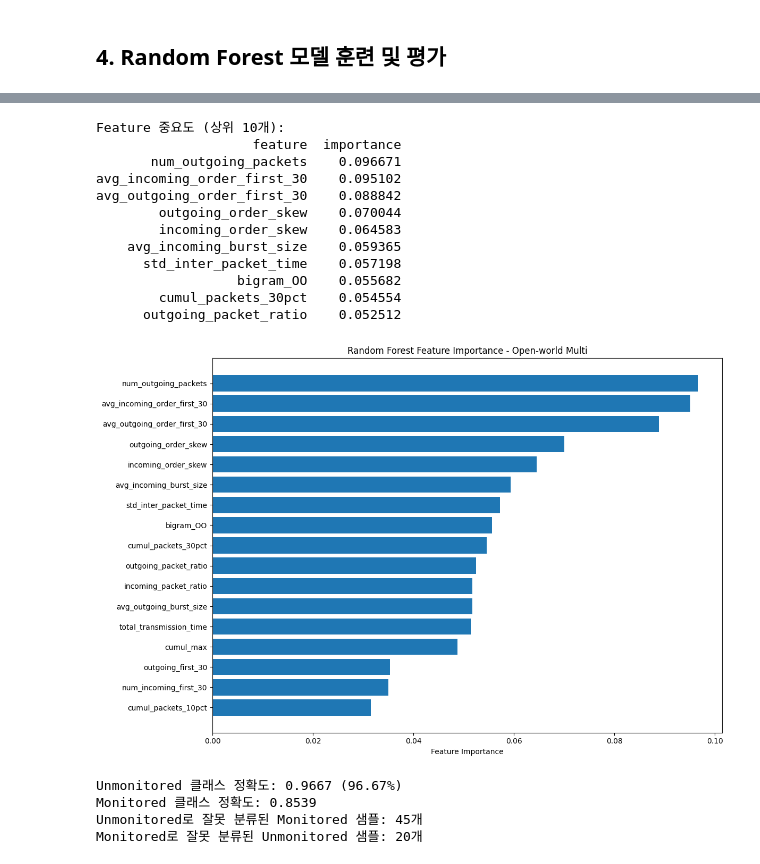
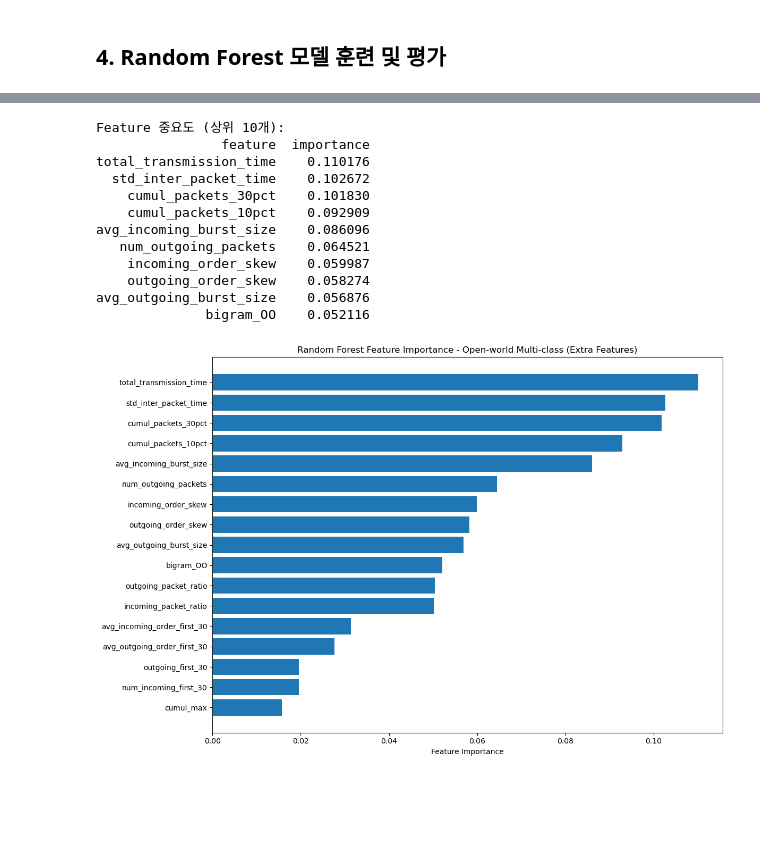
Before and after one commit to 7immin/ML-Horizon, a Jupyter notebook: open/multi/RF.ipynb, the cells around one changed output, grey strips where cells are left out. Cells and saved outputs as stored; diff of their text form; code cells hidden in the pictures; blank space fills up the shorter version.

```diff
--- a/open/multi/RF.ipynb
+++ b/open/multi/RF.ipynb
@@ -103,30 +81,27 @@ Feature 목록:
 # %% [markdown]
 ## 3. 데이터 준비 (Multi-class Classification)
 # %%
-# Open-world multi: 95개 monitored 사이트 + 1개 unmonitored 클래스 (총 96개 클래스)
+# Open-world multi: monitored 사이트별 분류 + unmonitored 하나의 클래스로
 # Combine mon_features and unmon_features
 features_df = pd.concat([mon_features, unmon_features], ignore_index=True)
 
+# Labels: monitored (0-94)은 그대로 유지, unmonitored (-1)은 하나의 클래스로
+# Unmonitored를 95번 클래스로 변경 (0-94는 monitored 사이트)
+features_df.loc[features_df['label'] == -1, 'label'] = 95
+
+y = features_df['label'].values
 X = features_df[selected_features]
-y = features_df['website_label']
-
-# Unmonitored 클래스는 -1로 유지 (필요시 95로 변환 가능)
-# y = y.replace({-1: 95})  # K-NN처럼 95로 변환하려면 주석 해제
 
 print(f"전체 샘플 수: {X.shape[0]}")
 print(f"Feature 수: {X.shape[1]}")
-print(f"총 클래스 수: {len(np.unique(y))}")
-monitored_classes = y[y >= 0].unique()
-print(f"Monitored 클래스: {min(monitored_classes)}-{max(monitored_classes)} ({len(monitored_classes)}개)")
-print(f"Unmonitored 클래스: -1 ({sum(y == -1)}개 샘플)")
-print(f"Monitored 샘플: {sum(y >= 0)}")
-print(f"Unmonitored 샘플: {sum(y == -1)}")
+print(f"총 클래스 수: {len(np.unique(y))} (Monitored: 95개 사이트 + Unmonitored: 1개 클래스)")
+print(f"클래스 범위: {min(y)} ~ {max(y)}")
 
 # 클래스별 샘플 수 확인
 class_counts = pd.Series(y).value_counts().sort_index()
-print(f"\n클래스별 샘플 수 (처음 10개):")
+print(f"\nMonitored 사이트 샘플 수 (처음 10개):")
 print(class_counts.head(10))
-print(f"Unmonitored 클래스 (-1): {class_counts[-1]} 샘플")
+print(f"\nUnmonitored 클래스 (클래스 95) 샘플 수: {class_counts[95]}")
 
 # 데이터 분할 (80% 훈련, 20% 테스트)
 X_train, X_test, y_train, y_test = train_test_split(
@@ -135,5 +110,4 @@ X_train, X_test, y_train, y_test = train_test_split(
 
 print(f"\n훈련 데이터: {X_train.shape[0]} 샘플")
 print(f"테스트 데이터: {X_test.shape[0]} 샘플")
-print(f"테스트 데이터의 Unmonitored 샘플: {sum(y_test == -1)}개")
 # %% [output]
@@ -219,54 +193,33 @@ F1-Score (Weighted): 0.8680
 # %%
 # Feature 중요도 분석
 feature_importance = pd.DataFrame({
     'feature': selected_features,
     'importance': rf_clf.feature_importances_
 }).sort_values('importance', ascending=False)
 
 print("\nFeature 중요도 (상위 10개):")
 print(feature_importance.head(10).to_string(index=False))
 
 # Feature 중요도 시각화
 plt.figure(figsize=(12, 8))
 plt.barh(range(len(feature_importance)), feature_importance['importance'])
 plt.yticks(range(len(feature_importance)), feature_importance['feature'])
 plt.xlabel('Feature Importance')
-plt.title('Random Forest Feature Importance - Open-world Multi')
+plt.title('Random Forest Feature Importance - Open-world Multi-class (Extra Features)')
 plt.gca().invert_yaxis()
 plt.tight_layout()
 plt.show()
-
-# Unmonitored 클래스 성능 분석
-unmon_mask = (y_test == -1)
-unmon_accuracy = accuracy_score(y_test[unmon_mask], y_pred[unmon_mask])
-print(f"\nUnmonitored 클래스 정확도: {unmon_accuracy:.4f} ({unmon_accuracy*100:.2f}%)")
-
-# Monitored vs Unmonitored 혼동 분석
-monitored_mask = (y_test != -1)
-print(f"Monitored 클래스 정확도: {accuracy_score(y_test[monitored_mask], y_pred[monitored_mask]):.4f}")
-
-# Unmonitored로 잘못 분류된 Monitored 샘플 수
-misclassified_as_unmon = sum((y_test != -1) & (y_pred == -1))
-print(f"Unmonitored로 잘못 분류된 Monitored 샘플: {misclassified_as_unmon}개")
-
-# Monitored로 잘못 분류된 Unmonitored 샘플 수
-misclassified_as_mon = sum((y_test == -1) & (y_pred != -1))
-print(f"Monitored로 잘못 분류된 Unmonitored 샘플: {misclassified_as_mon}개")
 # %% [output]
 Feature 중요도 (상위 10개):
-                    feature  importance
-       num_outgoing_packets    0.096671
-avg_incoming_order_first_30    0.095102
-avg_outgoing_order_first_30    0.088842
-        outgoing_order_skew    0.070044
-        incoming_order_skew    0.064583
-    avg_incoming_burst_size    0.059365
-      std_inter_packet_time    0.057198
-                  bigram_OO    0.055682
-        cumul_packets_30pct    0.054554
-      outgoing_packet_ratio    0.052512
+                feature  importance
+total_transmission_time    0.110176
+  std_inter_packet_time    0.102672
+    cumul_packets_30pct    0.101830
+    cumul_packets_10pct    0.092909
+avg_incoming_burst_size    0.086096
+   num_outgoing_packets    0.064521
+    incoming_order_skew    0.059987
+    outgoing_order_skew    0.058274
+avg_outgoing_burst_size    0.056876
+              bigram_OO    0.052116
-[figure, old version]
+[figure, new version]
-Unmonitored 클래스 정확도: 0.9667 (96.67%)
-Monitored 클래스 정확도: 0.8539
-Unmonitored로 잘못 분류된 Monitored 샘플: 45개
-Monitored로 잘못 분류된 Unmonitored 샘플: 20개
```
Also changed, not shown: parts of 9 cells of this notebook, 8 other files.
